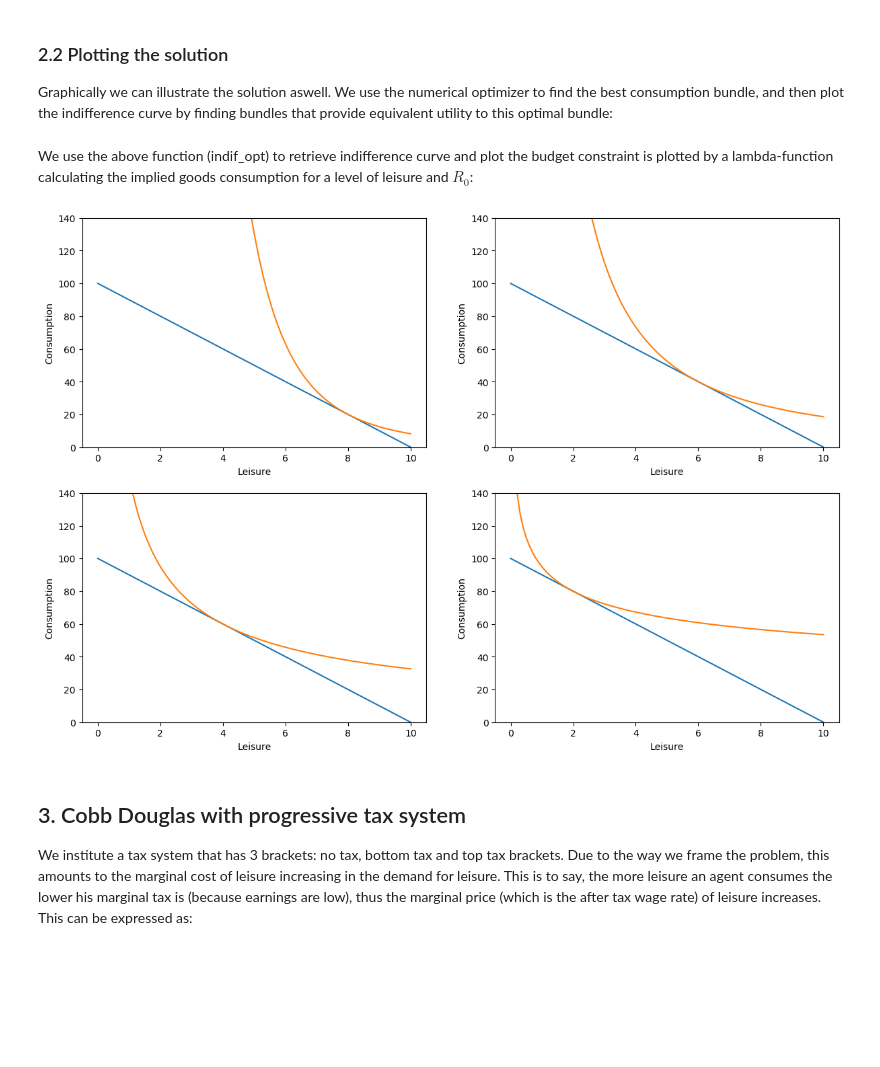
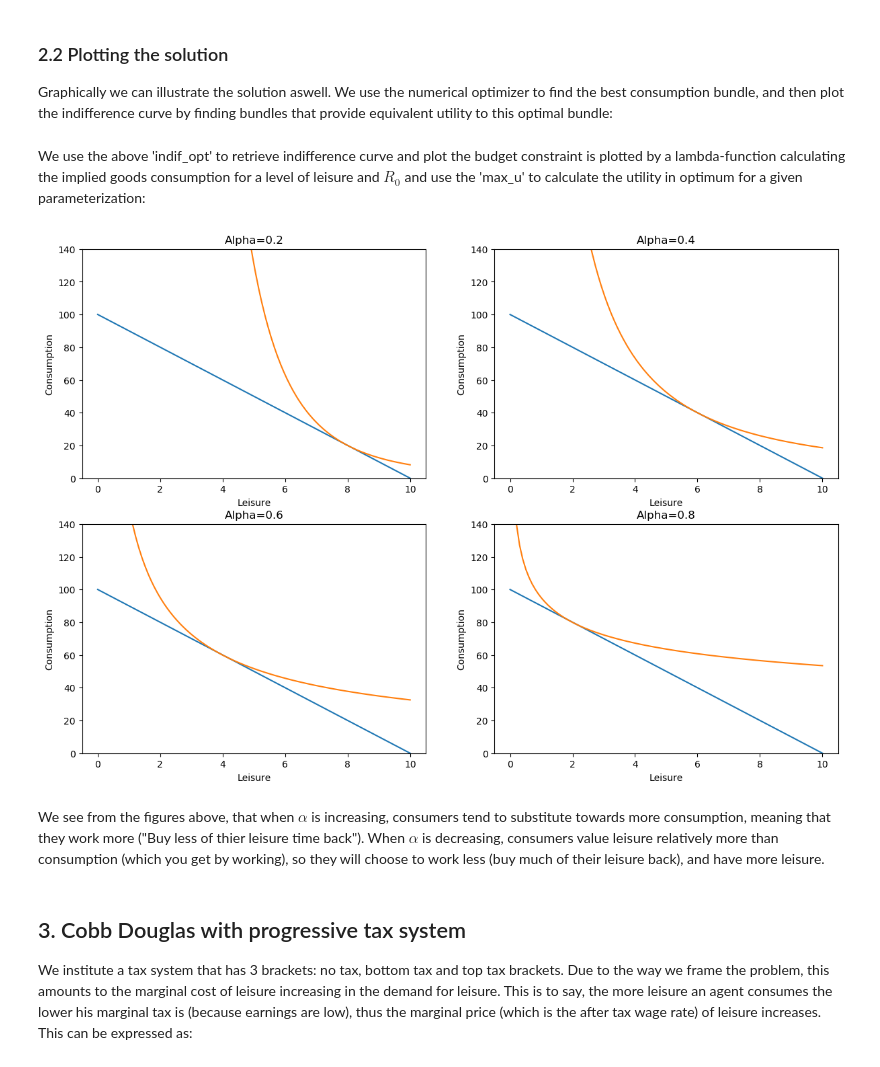
Before and after one commit to NumEconCopenhagen/projects-2019-computer-says-no, a Jupyter notebook: modelproject/modelproject.ipynb, the cells around one changed output. Cells and saved outputs as stored; diff of their text form; code cells hidden in the pictures; blank space fills up the shorter version.

```diff
--- a/modelproject/modelproject.ipynb
+++ b/modelproject/modelproject.ipynb
@@ -249,7 +249,7 @@ def indif_opt(util,max_u,par):
     else:
         print(f'Undefined utility function provided, util is either CES or cobbdouglas')
 # %% [markdown]
-We use the above function (indif_opt) to retrieve indifference curve and plot the budget constraint is plotted by a lambda-function calculating the implied goods consumption for a level of leisure and $R_0$:
+We use the above 'indif_opt' to retrieve indifference curve and plot the budget constraint is plotted by a lambda-function calculating the implied goods consumption for a level of leisure and $R_0$ and use the 'max_u' to calculate the utility in optimum for a given parameterization:
 # %%
 #plotting the base scenario
 fig = plt.figure(dpi=100)
@@ -260,36 +260,42 @@ for i in range(1,5):
     # ii. figure
 
     ax = fig.add_subplot(2,2,i)
 
     if i==1:
         alpha1=0.2
+        text='Alpha=0.2'
     elif i==2:
         alpha1=0.4
+        text='Alpha=0.4'
     elif i==3:
         alpha1=0.6
+        text='Alpha=0.6'
     else:
         alpha1=0.8
+        text='Alpha=0.8'
 
     #Define income potential in the non taxated scenario.
-    R_0_notax = maxlabinc + A
+    R_0_notax = maxlabinc_notax + A
 
 #Define function for the base budget line
     goods_notax = lambda l: R_0_notax -leiexp(l,wage_notax)
     cons_notax = [goods_notax(x) for x in np.linspace(0,10,num=100)]
     leisure1 = np.linspace(0,10,100)
 
 #Plot the budget line with axis names
     ax.plot(leisure1,cons_notax)
 
 #Plotting the indiffence curve
     ax.plot(leisure1,indif_opt(util="cobbdouglas",max_u=max_u(util="cobbdouglas",wage=wage_notax,maxlabinc=maxlabinc_notax,leiexp=leiexp,par=alpha1),par=alpha1))
     ax.set_xlabel("Leisure")
     ax.set_ylabel("Consumption")
     ax.set_ylim(0,140)
-
+    ax.title.set_text(text)
     plt.subplots_adjust(top=2,right=2)
 # %% [output]
-[figure, old version]
+[figure, new version]
+# %% [markdown]
+We see from the figures above, that when $\alpha$ is increasing, consumers tend to substitute towards more consumption, meaning that they work more ("Buy less of thier leisure time back"). When $\alpha$ is decreasing, consumers value leisure relatively more than consumption (which you get by working), so they will choose to work less (buy much of their leisure back), and have more leisure.
 # %% [markdown]
 ## 3. Cobb Douglas with progressive tax system
 
```
Also changed, not shown: parts of 5 cells of this notebook.
